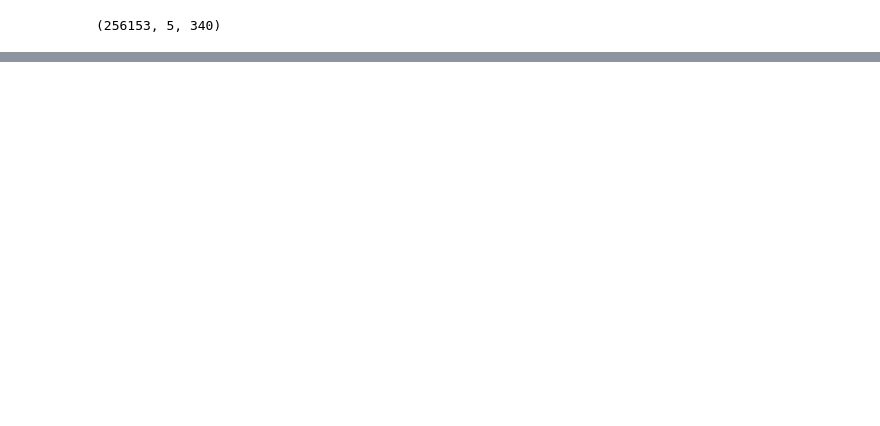
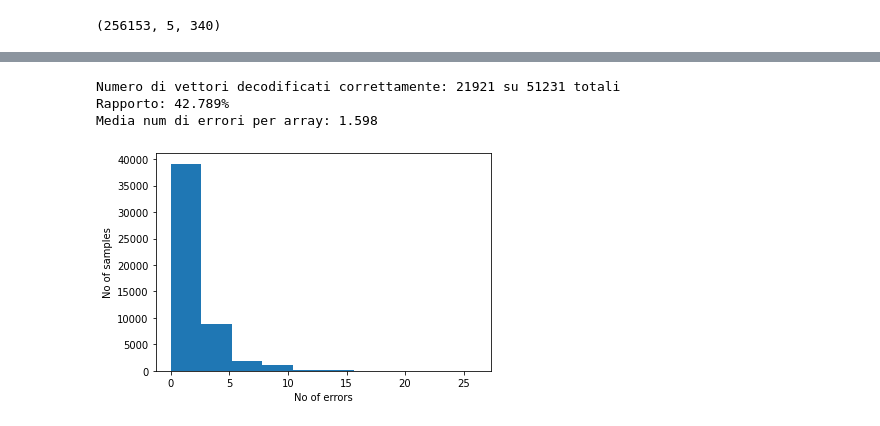
Before and after one commit to 0xfrossi/Deep_Learning_state_reconstructor, a Jupyter notebook: AutoencoderJup-Parte2.ipynb, the cells around one changed output, grey strips where cells are left out. Drawn from its saved outputs; the diff is of its cells as text; code cells hidden in the pictures; blank space fills up the shorter version.

Commit message:
creazione dataset e primo modello con sezione test

```diff
--- a/AutoencoderJup-Parte2.ipynb
+++ b/AutoencoderJup-Parte2.ipynb
@@ -188,0 +236,7 @@ True
+# %%
+train_x=load_file("./Dataset/set_training_x")
+train_y=load_file("./Dataset/set_training_y")
+val_x=load_file("./Dataset/set_validation_x")
+val_y=load_file("./Dataset/set_validation_y")
+test_x=load_file("./Dataset/set_test_x")
+test_y=load_file("./Dataset/set_test_y")
@@ -188,0 +351,2 @@ True
+# %%
+y_test_predict= autoencoderV2.predict(test_x)
@@ -188,0 +355,7 @@ True
+# %%
+arr=results_info(test_y, y_test_predict,logdir)
+# %% [output]
+Numero di vettori decodificati correttamente: 21921 su 51231 totali
+Rapporto: 42.789%
+Media num di errori per array: 1.598
+[figure, added]
```
Also changed, not shown: parts of 32 cells of this notebook, 2 other files.
